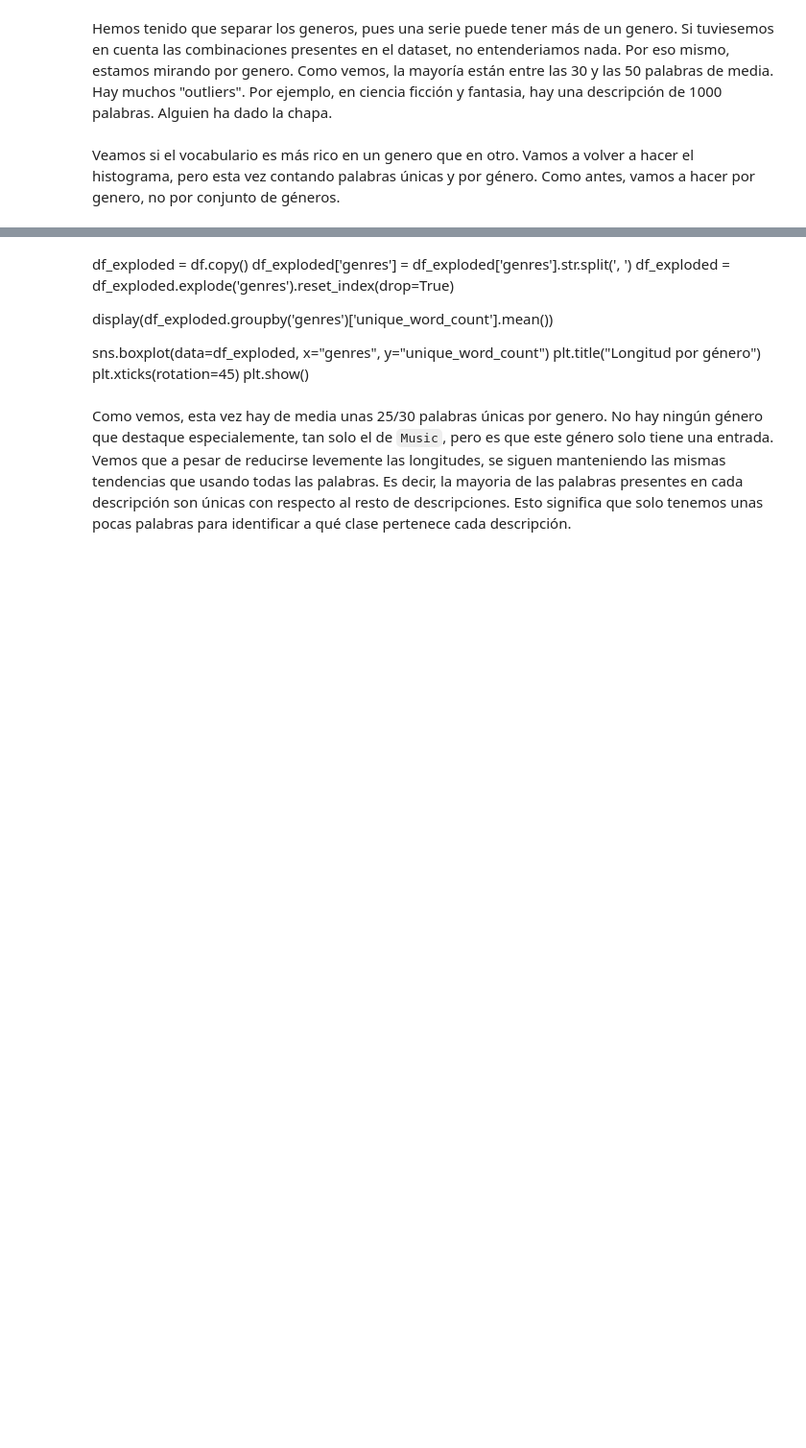
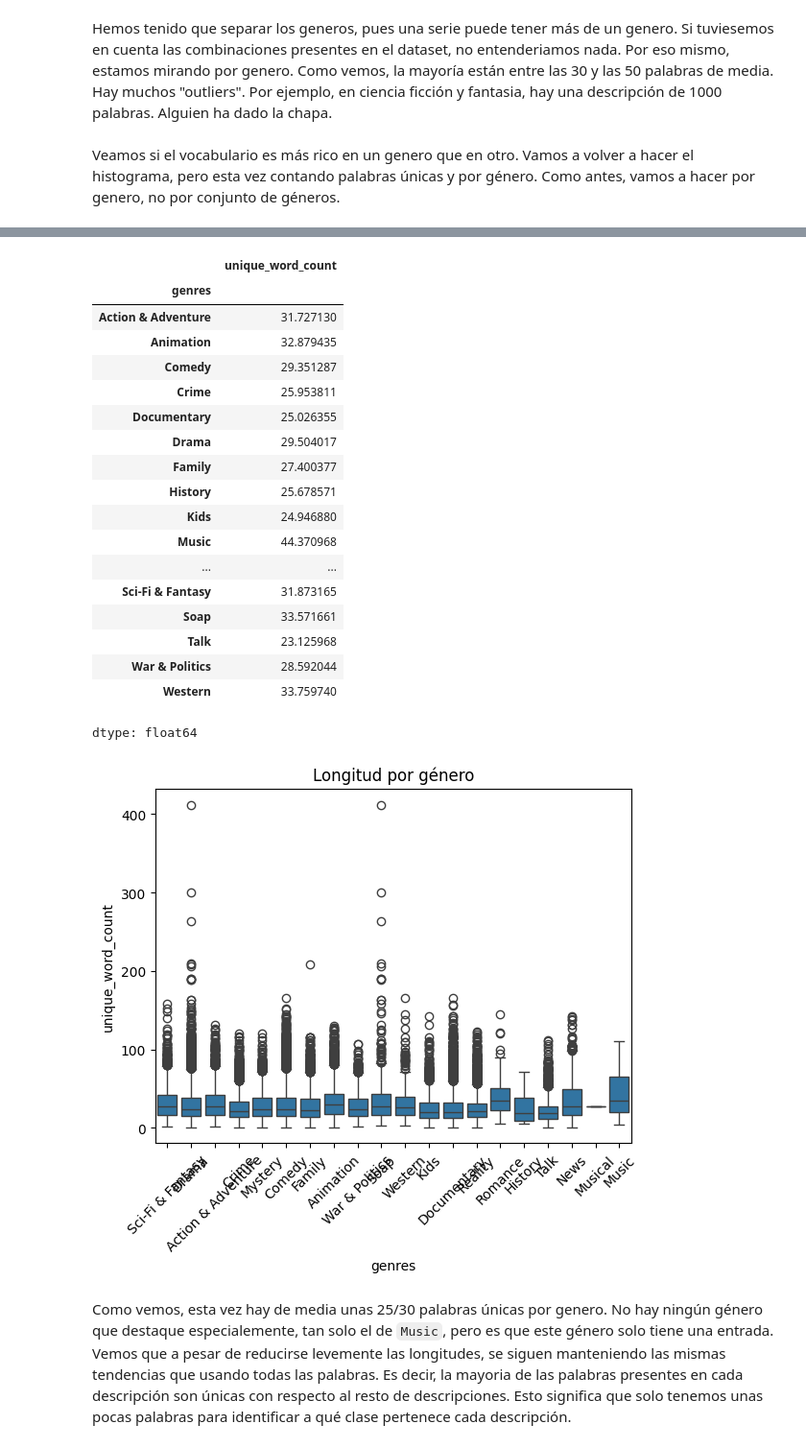
Before and after one commit to javierrcastroo/Practica-TM, a Jupyter notebook: practica_TM.ipynb, the cells around one changed output, grey strips where cells are left out. Shown at 96% size. Drawn from its saved outputs; the diff is of its cells as text; code cells hidden in the pictures; blank space fills up the shorter version.

```diff
--- a/practica_TM.ipynb
+++ b/practica_TM.ipynb
@@ -725,15 +862,36 @@ df['unique_word_count'].hist()
-# %% [markdown]
-
-df_exploded = df.copy()
-df_exploded['genres'] = df_exploded['genres'].str.split(', ')
-df_exploded = df_exploded.explode('genres').reset_index(drop=True)
-
-
-display(df_exploded.groupby('genres')['unique_word_count'].mean())
-
-sns.boxplot(data=df_exploded, x="genres", y="unique_word_count")
-plt.title("Longitud por género")
-plt.xticks(rotation=45)
-plt.show()
+# %%
+
+df_exploded = df.copy()
+df_exploded['genres'] = df_exploded['genres'].str.split(', ')
+df_exploded = df_exploded.explode('genres').reset_index(drop=True)
+
+
+display(df_exploded.groupby('genres')['unique_word_count'].mean())
+
+sns.boxplot(data=df_exploded, x="genres", y="unique_word_count")
+plt.title("Longitud por género")
+plt.xticks(rotation=45)
+plt.show()
+# %% [output]
+|  | unique_word_count |
+| genres |  |
+| Action & Adventure | 31.727130 |
+| Animation | 32.879435 |
+| Comedy | 29.351287 |
+| Crime | 25.953811 |
+| Documentary | 25.026355 |
+| Drama | 29.504017 |
+| Family | 27.400377 |
+| History | 25.678571 |
+| Kids | 24.946880 |
+| Music | 44.370968 |
+| ... | ... |
+| Sci-Fi & Fantasy | 31.873165 |
+| Soap | 33.571661 |
+| Talk | 23.125968 |
+| War & Politics | 28.592044 |
+| Western | 33.759740 |
+dtype: float64
+[figure, added]
 # %% [markdown]
 Como vemos, esta vez hay de media unas 25/30 palabras únicas por genero. No hay ningún género que destaque especialemente, tan solo el de `Music`, pero es que este género solo tiene una entrada. Vemos que a pesar de reducirse levemente las longitudes, se siguen manteniendo las mismas tendencias que usando todas las palabras. Es decir, la mayoria de las palabras presentes en cada descripción son únicas con respecto al resto de descripciones. Esto significa que solo tenemos unas pocas palabras para identificar a qué clase pertenece cada descripción.
```
Also changed, not shown: parts of 47 cells of this notebook, 2 other files.
